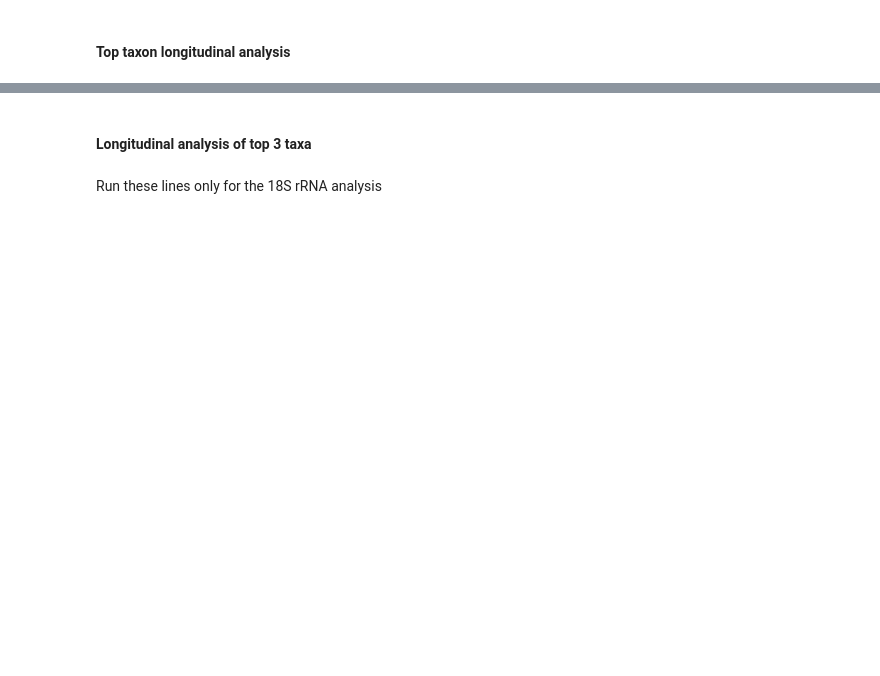
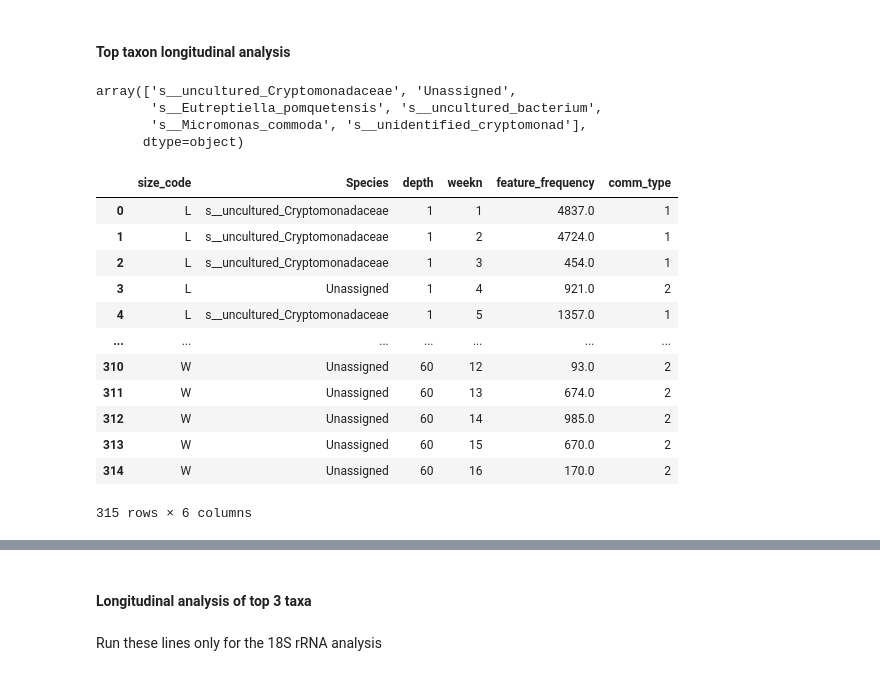
Before and after one commit to dianahaider/size_fractions, a Jupyter notebook: bb2022_sf.ipynb, the cells around one changed output, grey strips where cells are left out. Drawn from its saved outputs; the diff is of its cells as text; code cells hidden in the pictures; blank space fills up the shorter version.

```diff
--- a/bb2022_sf.ipynb
+++ b/bb2022_sf.ipynb
@@ -353,9 +306,10 @@ phyld, top10d = taxbarplot(newseparated, 'Phylum', 1, 5)
 #                & (newseparated['size_code']=='W')]
 # %%
 sfd=newseparated
-toptaxa = sfd[['feature_id', 'feature_frequency', 'Taxon', 'size_code', 'depth','weekn', 'Class']].copy()
+level='Species'
+toptaxa = sfd[['feature_id', 'feature_frequency', 'Taxon', 'size_code', 'depth','weekn', level]].copy()
 toptaxa = toptaxa.drop_duplicates()
-df_agg = toptaxa.groupby(['size_code','Class', 'depth', 'weekn']).agg({'feature_frequency':sum})
+df_agg = toptaxa.groupby(['size_code',level, 'depth', 'weekn']).agg({'feature_frequency':sum})
 topd = df_agg['feature_frequency'].groupby(['size_code', 'depth','weekn'], group_keys=False).nlargest(1)
 topd = topd.to_frame()
 topd = topd.reset_index()
@@ -364,3 +316,8 @@ topd.loc[topd['weekn'] == 12]
 # %%
 #list the unique top taxa
-topd['Class'].unique()
+topd[level].unique()
+# %% [output]
+array(['s__uncultured_Cryptomonadaceae', 'Unassigned',
+       's__Eutreptiella_pomquetensis', 's__uncultured_bacterium',
+       's__Micromonas_commoda', 's__unidentified_cryptomonad'],
+      dtype=object)
@@ -374,11 +339,25 @@ type_dic = {
 # %%
 #make a season column
 topd['comm_type'] = ''
 
 for tx, ctype in type_dic.items():
-    topd.loc[topd['Class'] == tx, 'comm_type'] = ctype
+    topd.loc[topd[level] == tx, 'comm_type'] = ctype
 
 topd
+# %% [output]
+|  | size_code | Species | depth | weekn | feature_frequency | comm_type |
+| 0 | L | s__uncultured_Cryptomonadaceae | 1 | 1 | 4837.0 | 1 |
+| 1 | L | s__uncultured_Cryptomonadaceae | 1 | 2 | 4724.0 | 1 |
+| 2 | L | s__uncultured_Cryptomonadaceae | 1 | 3 | 454.0 | 1 |
+| 3 | L | Unassigned | 1 | 4 | 921.0 | 2 |
+| 4 | L | s__uncultured_Cryptomonadaceae | 1 | 5 | 1357.0 | 1 |
+| ... | ... | ... | ... | ... | ... | ... |
+| 310 | W | Unassigned | 60 | 12 | 93.0 | 2 |
+| 311 | W | Unassigned | 60 | 13 | 674.0 | 2 |
+| 312 | W | Unassigned | 60 | 14 | 985.0 | 2 |
+| 313 | W | Unassigned | 60 | 15 | 670.0 | 2 |
+| 314 | W | Unassigned | 60 | 16 | 170.0 | 2 |
+315 rows × 6 columns
 # %%
 topd["sc_weekn"] = topd["depth"].astype(str) + topd["size_code"]
 topd
```
Also changed, not shown: parts of 76 cells of this notebook, 1 other file.
